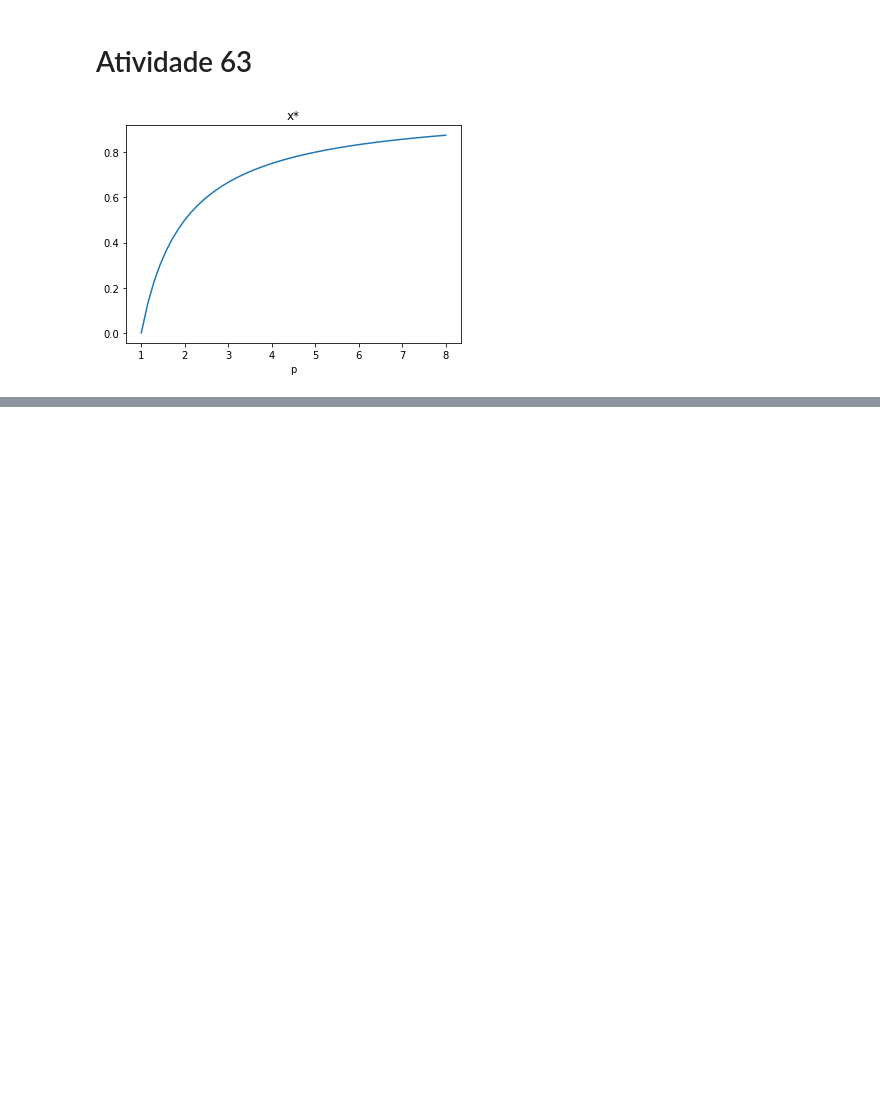
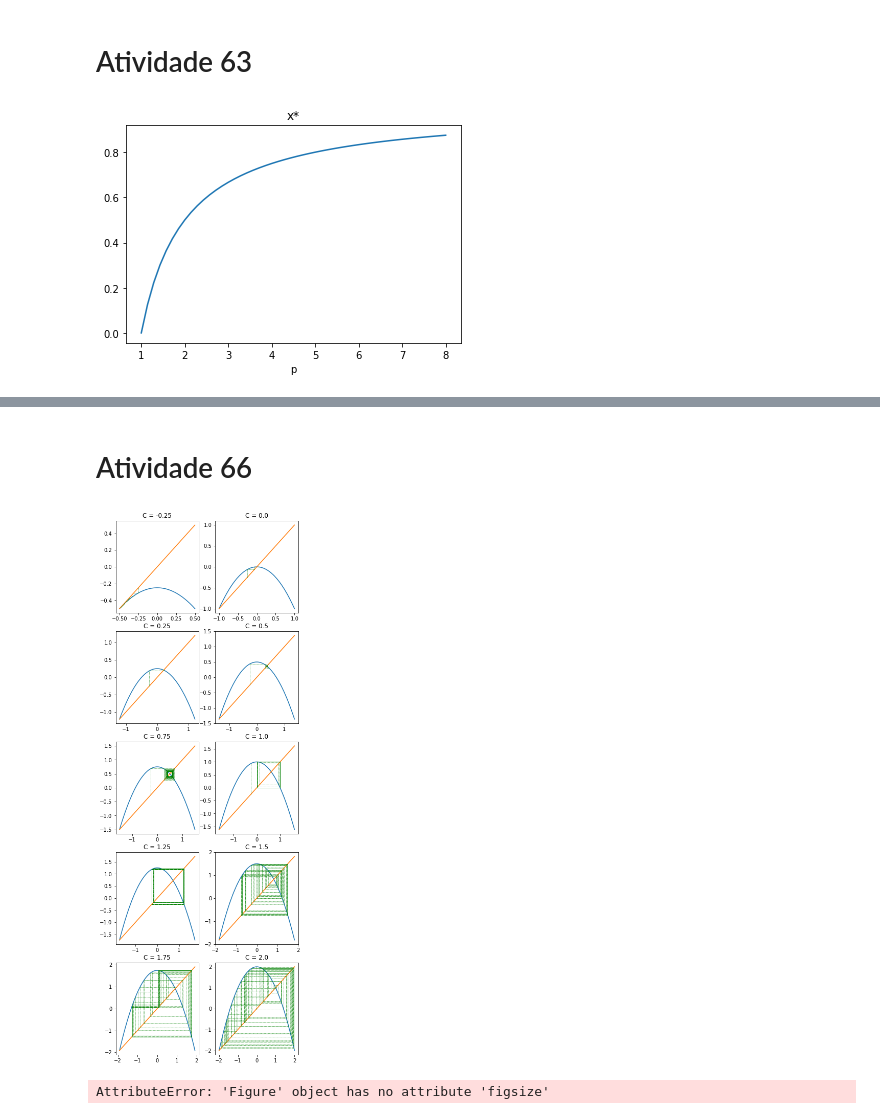
Before and after one commit to felipe-gm/ifusp_introcaos, a Jupyter notebook: Exercícios Introdução ao Caos.ipynb, the cells around one changed output, grey strips where cells are left out. Saved outputs shown, nothing was run; the diff lists cells and outputs as text; code cells hidden in the pictures; blank space fills up the shorter version.

```diff
--- a/Exercícios Introdução ao Caos.ipynb
+++ b/Exercícios Introdução ao Caos.ipynb
@@ -33,0 +37,33 @@ plt.show()
+# %% [markdown]
+# Atividade 66
+# %%
+fig, ax = plt.subplots(5, 2, figsize=(6.4, 19.2))
+
+def x_n1(xn, C): return C - xn**2
+
+C = np.linspace(-.25,2,num=10)
+
+for i in range(10):
+    x_min = -((1+4*C[i])**(1/2) + 1)/2
+    x = np.linspace(x_min, -x_min)
+
+    j = i//2
+    k = i%2
+
+    ax[j,k].plot(x, x_n1(x, C[i]))
+    ax[j,k].plot(x, x)
+
+    ax[j,k].set_title(f'C = {C[i]}')
+
+    x1 = -.25
+    for _ in range(64):
+        x0 = x1
+        x1 = x_n1(x0, C[i])
+        ax[j,k].plot((x0,x0),(x0,x1), 'g--', linewidth=.5)
+        ax[j,k].plot((x0,x1),(x1,x1), 'g--', linewidth=.5)
+# %% [output]
+[figure, added]
+# %%
+fig.figsize
+# %% [output]
+AttributeError: 'Figure' object has no attribute 'figsize'
```
Also changed, not shown: parts of 1 cell of this notebook.
